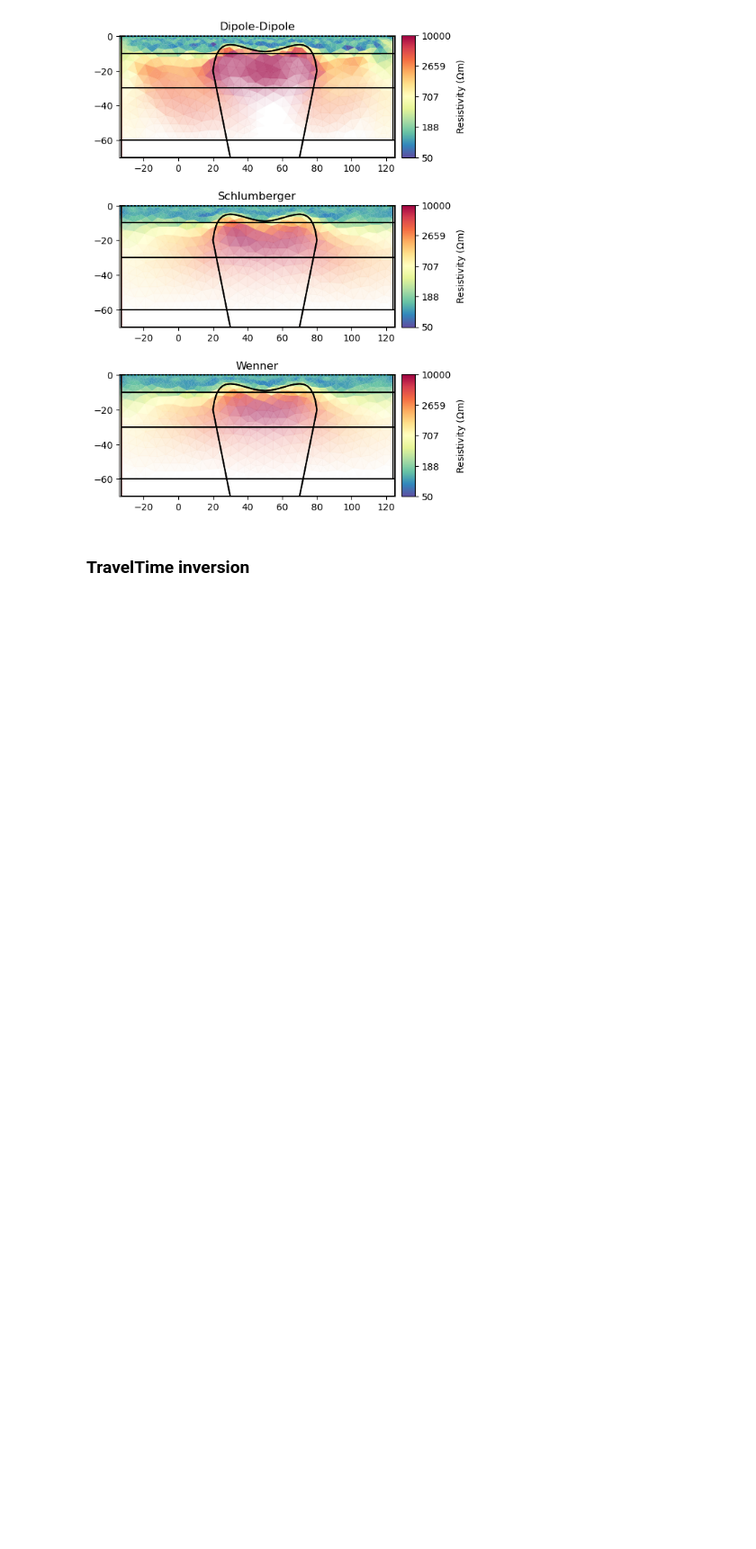
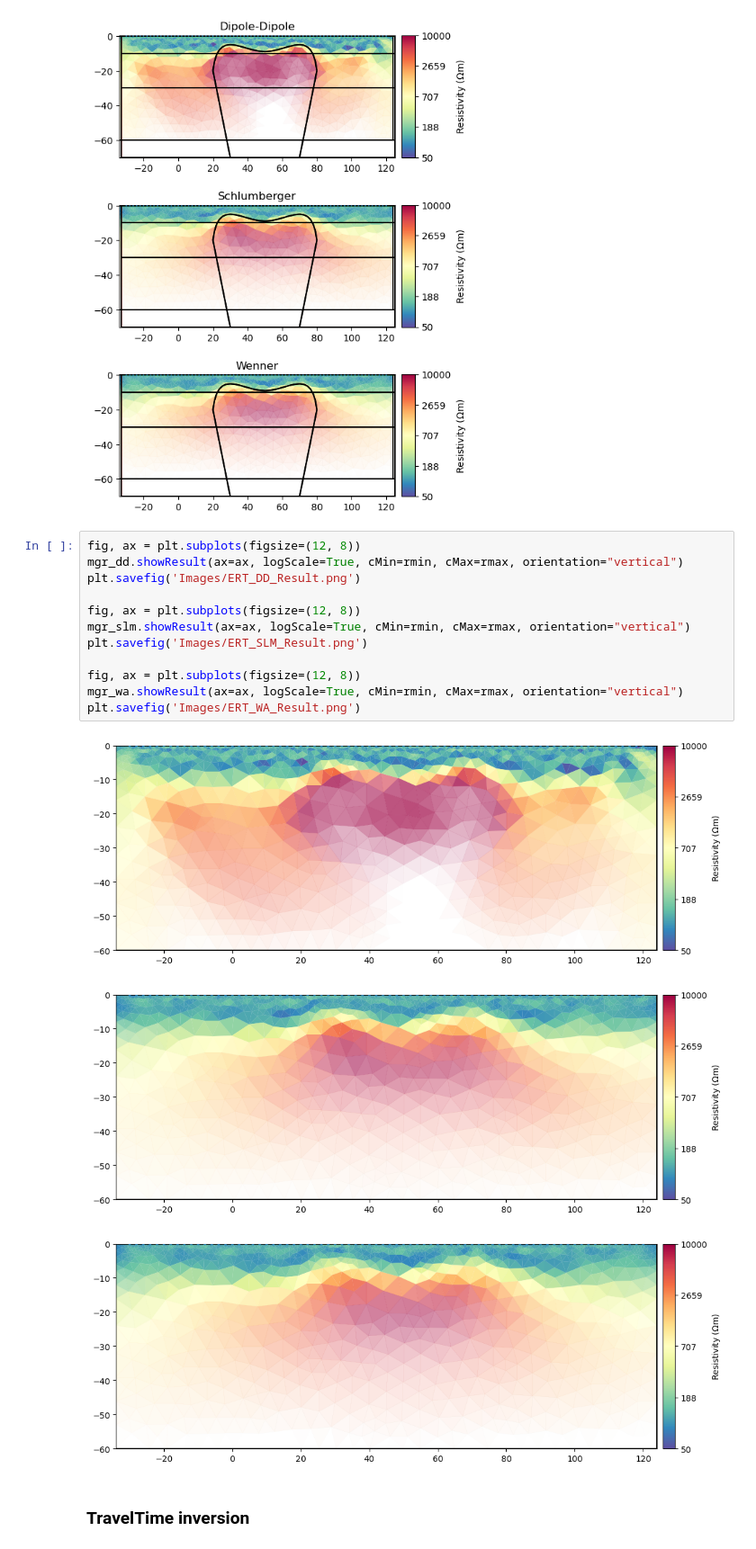
Before and after one commit to ZiegAnt/ResearchModule, a Jupyter notebook: RM_pygimli_Inversions.ipynb, the cells around one changed output. Shown at 90% size. Drawn from its saved outputs; the diff is of its cells as text; blank space fills up the shorter version.

```diff
--- a/RM_pygimli_Inversions.ipynb
+++ b/RM_pygimli_Inversions.ipynb
@@ -209,6 +209,22 @@ ax3.set_title('Wenner')
 plt.savefig('Images/ERT_Inv_comp.png')
 # %% [output]
 [figure]
+# %%
+fig, ax = plt.subplots(figsize=(12, 8))
+mgr_dd.showResult(ax=ax, logScale=True, cMin=rmin, cMax=rmax, orientation="vertical")
+plt.savefig('Images/ERT_DD_Result.png')
+
+fig, ax = plt.subplots(figsize=(12, 8))
+mgr_slm.showResult(ax=ax, logScale=True, cMin=rmin, cMax=rmax, orientation="vertical")
+plt.savefig('Images/ERT_SLM_Result.png')
+
+fig, ax = plt.subplots(figsize=(12, 8))
+mgr_wa.showResult(ax=ax, logScale=True, cMin=rmin, cMax=rmax, orientation="vertical")
+plt.savefig('Images/ERT_WA_Result.png')
+# %% [output]
+[figure, added]
+[figure, added]
+[figure, added]
 # %% [markdown]
 ### TravelTime inversion
 # %%
```
Also changed, not shown: parts of 5 cells of this notebook, 15 other files.
